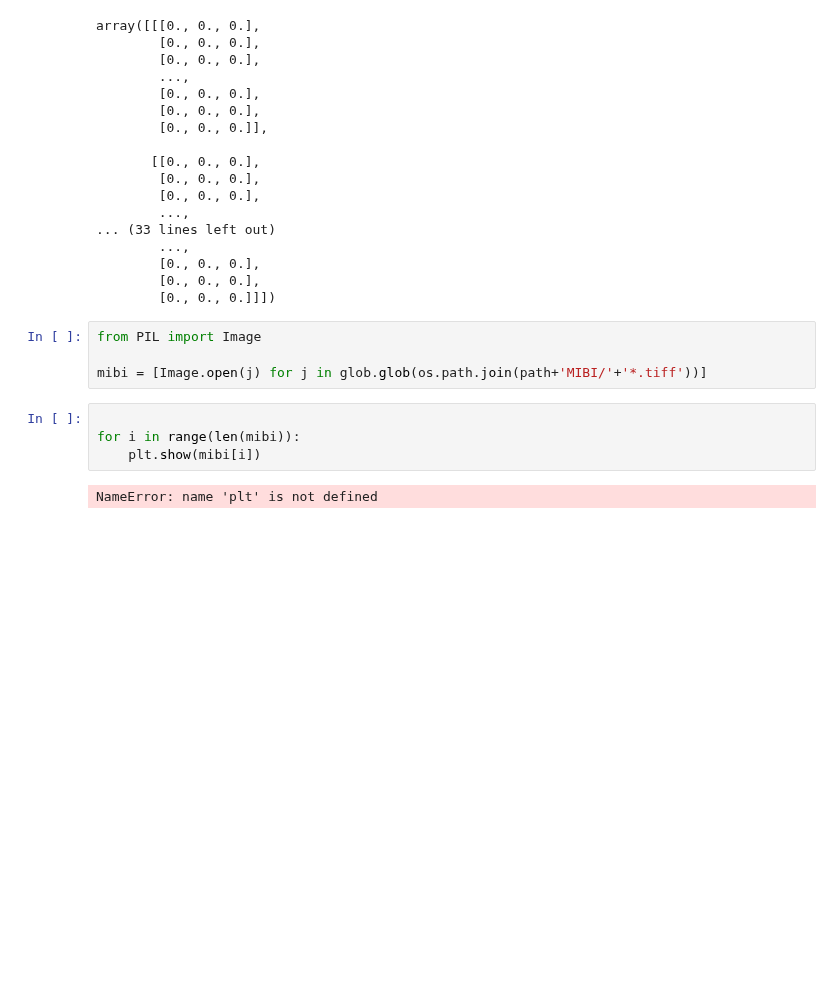
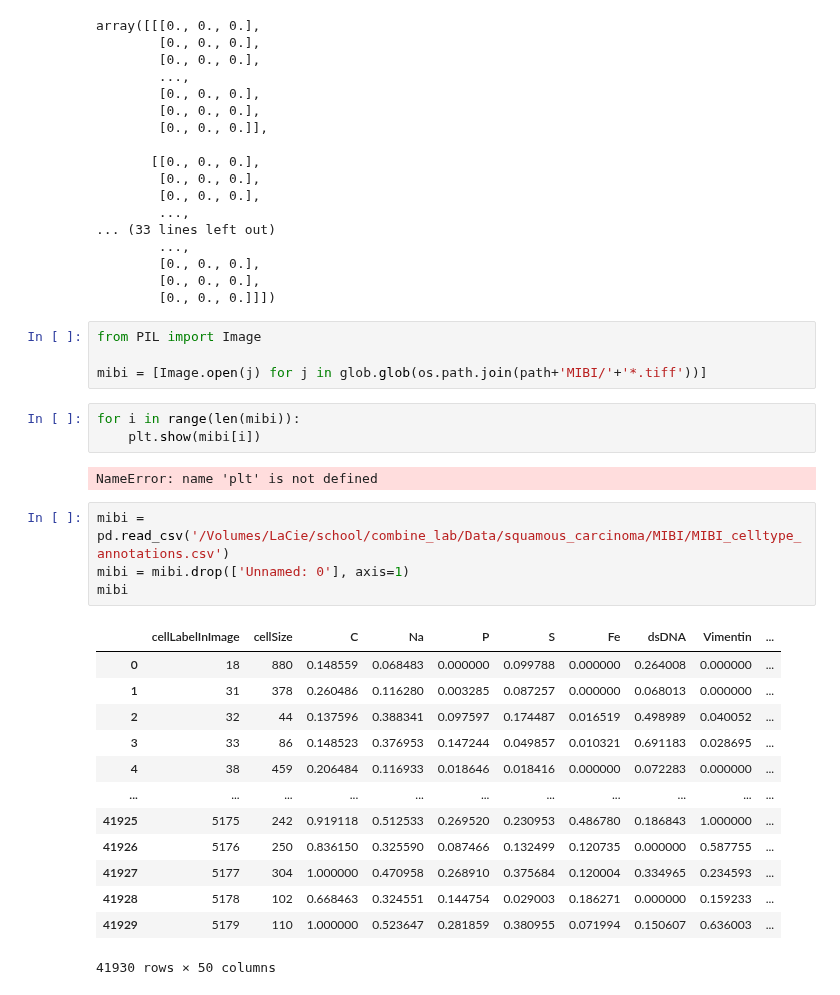
Before and after one commit to kiristern/QLSsummer2022, a Jupyter notebook: explore_data.ipynb, the cells around one changed output. Cells and saved outputs as stored; diff of their text form; blank space fills up the shorter version.

Commit message:
import mibi sc spatial csv data

```diff
--- a/explore_data.ipynb
+++ b/explore_data.ipynb
@@ -502,8 +504,25 @@ from PIL import Image
 
 mibi = [Image.open(j) for j in glob.glob(os.path.join(path+'MIBI/'+'*.tiff'))]
 # %%
-
 for i in range(len(mibi)):
     plt.show(mibi[i])
 # %% [output]
 NameError: name 'plt' is not defined
+# %%
+mibi = pd.read_csv('/Volumes/LaCie/school/combine_lab/Data/squamous_carcinoma/MIBI/MIBI_celltype_annotations.csv')
+mibi = mibi.drop(['Unnamed: 0'], axis=1)
+mibi
+# %% [output]
+|  | cellLabelInImage | cellSize | C | Na | P | S | Fe | dsDNA | Vimentin | ... |
+| 0 | 18 | 880 | 0.148559 | 0.068483 | 0.000000 | 0.099788 | 0.000000 | 0.264008 | 0.000000 | ... |
+| 1 | 31 | 378 | 0.260486 | 0.116280 | 0.003285 | 0.087257 | 0.000000 | 0.068013 | 0.000000 | ... |
+| 2 | 32 | 44 | 0.137596 | 0.388341 | 0.097597 | 0.174487 | 0.016519 | 0.498989 | 0.040052 | ... |
+| 3 | 33 | 86 | 0.148523 | 0.376953 | 0.147244 | 0.049857 | 0.010321 | 0.691183 | 0.028695 | ... |
+| 4 | 38 | 459 | 0.206484 | 0.116933 | 0.018646 | 0.018416 | 0.000000 | 0.072283 | 0.000000 | ... |
+| ... | ... | ... | ... | ... | ... | ... | ... | ... | ... | ... |
+| 41925 | 5175 | 242 | 0.919118 | 0.512533 | 0.269520 | 0.230953 | 0.486780 | 0.186843 | 1.000000 | ... |
+| 41926 | 5176 | 250 | 0.836150 | 0.325590 | 0.087466 | 0.132499 | 0.120735 | 0.000000 | 0.587755 | ... |
+| 41927 | 5177 | 304 | 1.000000 | 0.470958 | 0.268910 | 0.375684 | 0.120004 | 0.334965 | 0.234593 | ... |
+| 41928 | 5178 | 102 | 0.668463 | 0.324551 | 0.144754 | 0.029003 | 0.186271 | 0.000000 | 0.159233 | ... |
+| 41929 | 5179 | 110 | 1.000000 | 0.523647 | 0.281859 | 0.380955 | 0.071994 | 0.150607 | 0.636003 | ... |
+41930 rows × 50 columns
```
Also changed, not shown: parts of 2 cells of this notebook.
